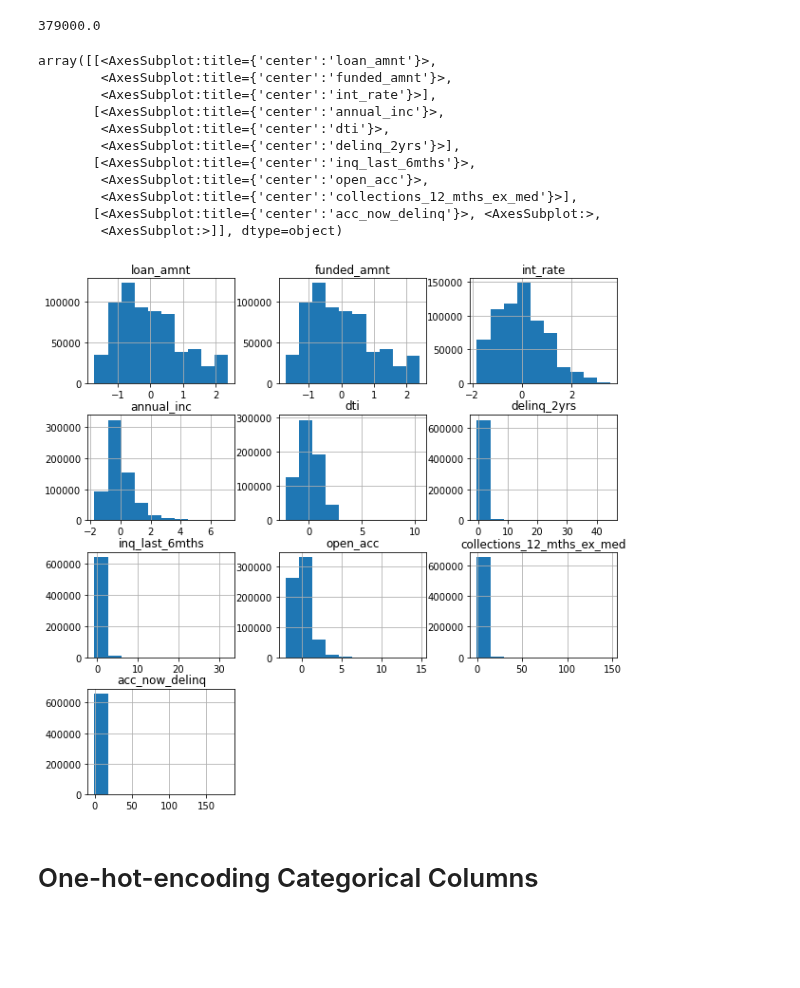
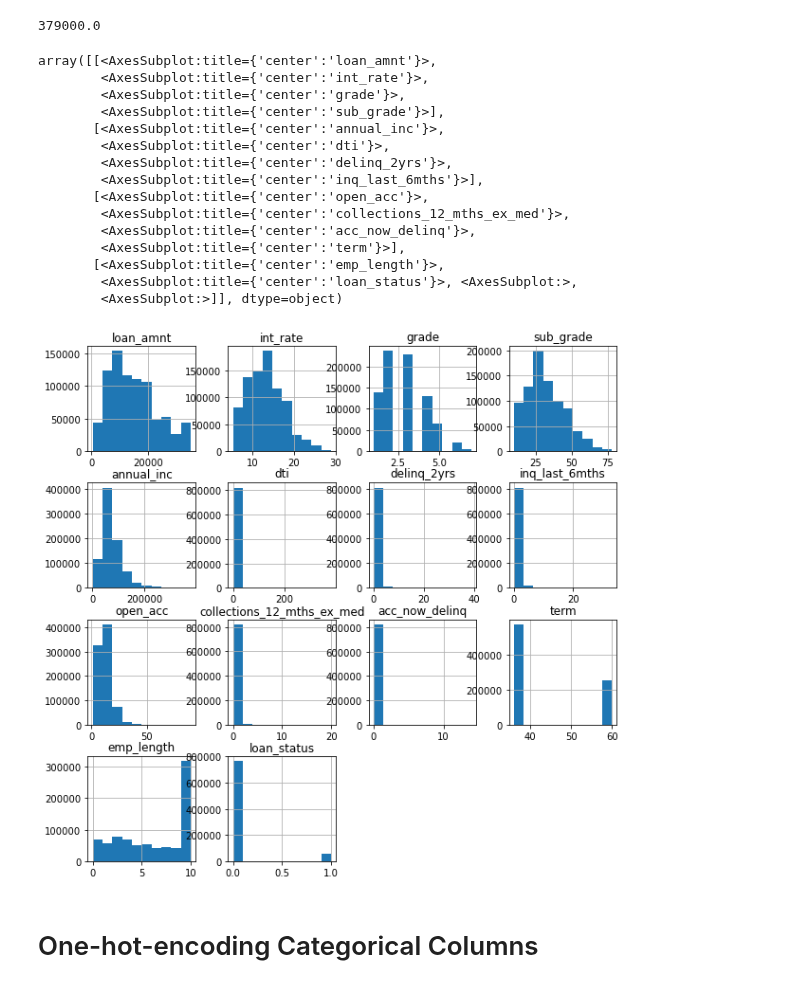
Before and after one commit to meskeremg/MeskiSBWork, a Jupyter notebook: Capstone2_Preprocessing and Training Data Development-Meskerem Goshime.ipynb, the cells around one changed output. Cells and saved outputs as stored; diff of their text form; code cells hidden in the pictures; blank space fills up the shorter version.

```diff
--- a/Capstone2_Preprocessing and Training Data Development-Meskerem Goshime.ipynb
+++ b/Capstone2_Preprocessing and Training Data Development-Meskerem Goshime.ipynb
@@ -25,6 +25,16 @@ OWN          77014
 OTHER          179
 NONE            43
 Name: home_ownership, dtype: int64
+# %%
+# Converting the sub_grade column to numerical values
+
+df['sub_grade'] = df['sub_grade'].replace(['A1', 'A2', 'A3', 'A4', 'A5'], [10, 12, 14, 16, 18])
+df['sub_grade'] = df['sub_grade'].replace(['B1', 'B2', 'B3', 'B4', 'B5'], [20, 22, 24, 26, 28])
+df['sub_grade'] = df['sub_grade'].replace(['C1', 'C2', 'C3', 'C4', 'C5'], [30, 32, 34, 36, 38])
+df['sub_grade'] = df['sub_grade'].replace(['D1', 'D2', 'D3', 'D4', 'D5'], [40, 42, 44, 46, 48])
+df['sub_grade'] = df['sub_grade'].replace(['E1', 'E2', 'E3', 'E4', 'E5'], [50, 52, 54, 56, 58])
+df['sub_grade'] = df['sub_grade'].replace(['F1', 'F2', 'F3', 'F4', 'F5'], [60, 62, 64, 66, 68])
+df['sub_grade'] = df['sub_grade'].replace(['G1', 'G2', 'G3', 'G4', 'G5'], [70, 72, 74, 76, 78])
 # %%
 df['term'].value_counts()
 # %% [output]
@@ -58,17 +68,17 @@ Index(['id', 'loan_amnt', 'funded_amnt', 'funded_amnt_inv', 'term', 'int_rate',
        'acc_now_delinq'],
       dtype='object')
 # %%
-# Columns to drop - pymnt_plan, installment, verification_status, issue_d, issue_d, earliest_cr_line,
+# Columns to drop - funded_amnt, pymnt_plan, installment, verification_status, issue_d, issue_d, earliest_cr_line,
 # pub_rec, revol_bal, revol_util, total_acc, initial_list_status, out_prncp,
 # out_prncp_inv, total_pymnt, total_pymnt_inv, total_rec_prncp, total_rec_int, total_rec_late_fee, recoveries,
 # collection_recovery_fee, last_pymnt_d, last_pymnt_amnt, last_credit_pull_d,
 
 
-# Columns to use - loan_amnt, funded_amnt, int_rate, annual_inc, zip_code, addr_state, dti, delinq_2yrs,
+# Columns to use - loan_amnt, int_rate, 'grade', 'sub_grade', annual_inc, zip_code, addr_state, dti, delinq_2yrs,
 # inq_last_6mths, open_acc, collections_12_mths_ex_med, acc_now_delinq
 # and the one-hot encoded columns
 
-df = df[['loan_amnt', 'funded_amnt', 'int_rate', 'annual_inc', 'dti', 'delinq_2yrs',
+df = df[['loan_amnt', 'int_rate', 'grade', 'sub_grade', 'annual_inc', 'dti', 'delinq_2yrs',
        'inq_last_6mths', 'open_acc', 'collections_12_mths_ex_med', 'acc_now_delinq',
        'term', 'emp_length', 'home_ownership', 'application_type', 'purpose', 'loan_status']]
 # %%
@@ -78,7 +88,8 @@ df['loan_status'].value_counts()
 #df['loan_status'] = df['loan_status'].str.replace('Current', 'good')
 #df['loan_status'] = df['loan_status'].replace({'loan_status':{'Current' : 'good', 'Fully Paid' : 'good' }})
 
-df['loan_status']= df['loan_status'].replace(dict.fromkeys(['Current','Fully Paid','In Grace Period','Issued'], 'good'))
-df['loan_status']= df['loan_status'].replace(dict.fromkeys(['Charged Off','Late (31-120 days)','Late (16-30 days)','Default'], 'bad'))
+# Good loans will be 0 and bad loans will be 1
+df['loan_status']= df['loan_status'].replace(dict.fromkeys(['Current','Fully Paid','In Grace Period','Issued'], 0))
+df['loan_status']= df['loan_status'].replace(dict.fromkeys(['Charged Off','Late (31-120 days)','Late (16-30 days)','Default'], 1))
 df['loan_status'].value_counts()
 # %% [output]
@@ -114,22 +125,24 @@ print(df['annual_inc'].max())
 # %% [output]
 379000.0
 # %%
-X_train[['loan_amnt', 'funded_amnt', 'int_rate', 'annual_inc', 'dti',
-       'delinq_2yrs', 'inq_last_6mths', 'open_acc',
-       'collections_12_mths_ex_med', 'acc_now_delinq']].hist(figsize=(10,10),bins=10)
+df.hist(figsize=(10,10), bins=10)
 # %% [output]
 array([[<AxesSubplot:title={'center':'loan_amnt'}>,
-        <AxesSubplot:title={'center':'funded_amnt'}>,
-        <AxesSubplot:title={'center':'int_rate'}>],
+        <AxesSubplot:title={'center':'int_rate'}>,
+        <AxesSubplot:title={'center':'grade'}>,
+        <AxesSubplot:title={'center':'sub_grade'}>],
        [<AxesSubplot:title={'center':'annual_inc'}>,
         <AxesSubplot:title={'center':'dti'}>,
-        <AxesSubplot:title={'center':'delinq_2yrs'}>],
-       [<AxesSubplot:title={'center':'inq_last_6mths'}>,
-        <AxesSubplot:title={'center':'open_acc'}>,
-        <AxesSubplot:title={'center':'collections_12_mths_ex_med'}>],
-       [<AxesSubplot:title={'center':'acc_now_delinq'}>, <AxesSubplot:>,
+        <AxesSubplot:title={'center':'delinq_2yrs'}>,
+        <AxesSubplot:title={'center':'inq_last_6mths'}>],
+       [<AxesSubplot:title={'center':'open_acc'}>,
+        <AxesSubplot:title={'center':'collections_12_mths_ex_med'}>,
+        <AxesSubplot:title={'center':'acc_now_delinq'}>,
+        <AxesSubplot:title={'center':'term'}>],
+       [<AxesSubplot:title={'center':'emp_length'}>,
+        <AxesSubplot:title={'center':'loan_status'}>, <AxesSubplot:>,
         <AxesSubplot:>]], dtype=object)
-[figure, old version]
+[figure, new version]
 # %% [markdown]
 # One-hot-encoding Categorical Columns
 # %%
```
Also changed, not shown: parts of 17 cells of this notebook.
